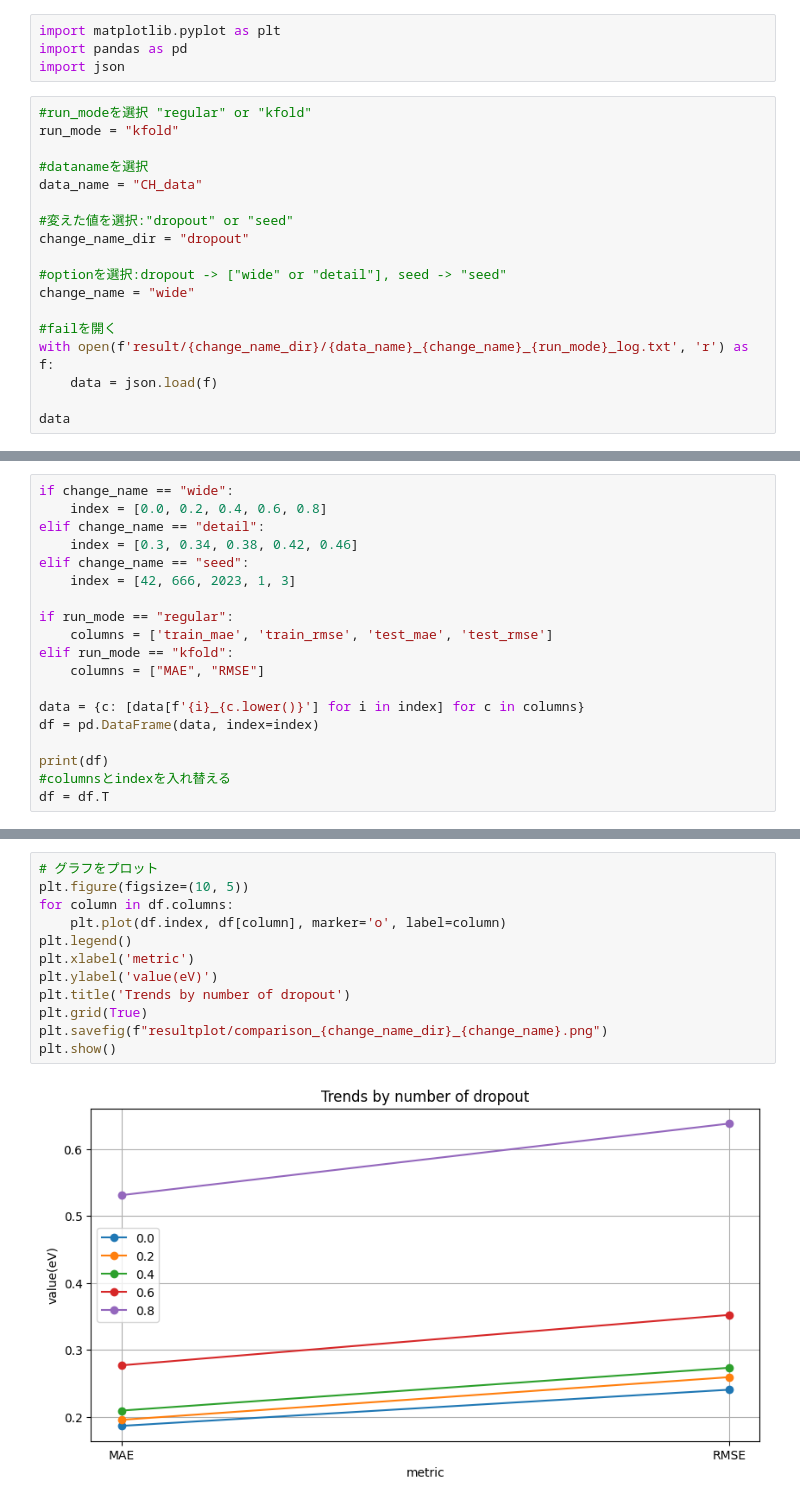
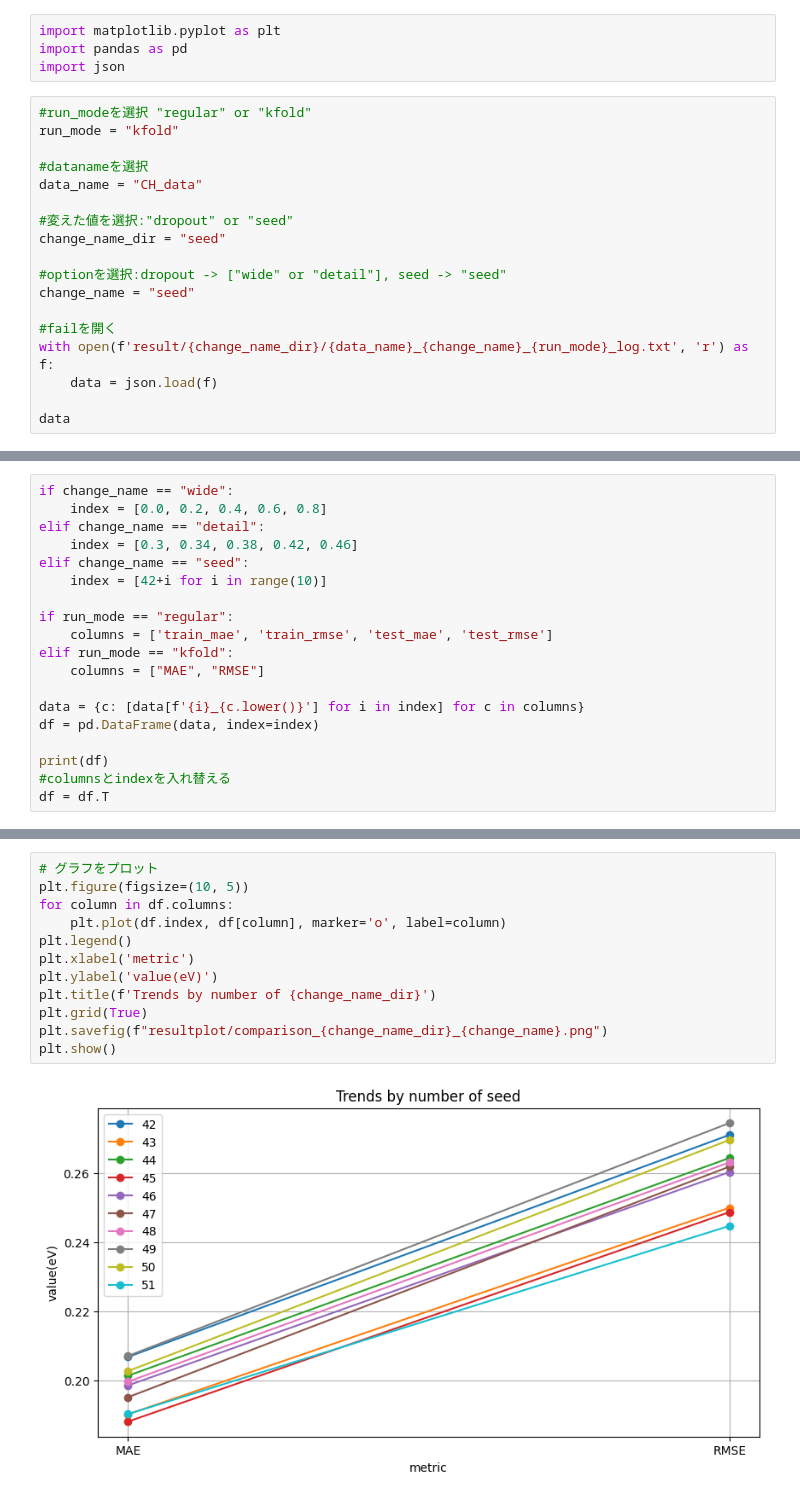
Before and after one commit to nao008/DOSnet_old, a Jupyter notebook: comparison.ipynb, the cells around one changed output, grey strips where cells are left out. Drawn from its saved outputs; the diff is of its cells as text.

```diff
--- a/comparison.ipynb
+++ b/comparison.ipynb
@@ -10,10 +10,10 @@ run_mode = "kfold"
 data_name = "CH_data"
 
 #変えた値を選択:"dropout" or "seed"
-change_name_dir = "dropout"
+change_name_dir = "seed"
 
 #optionを選択:dropout -> ["wide" or "detail"], seed -> "seed"
-change_name = "wide"
+change_name = "seed"
 
 #failを開く
 with open(f'result/{change_name_dir}/{data_name}_{change_name}_{run_mode}_log.txt', 'r') as f:
@@ -37,7 +47,7 @@ if change_name == "wide":
 elif change_name == "detail":
     index = [0.3, 0.34, 0.38, 0.42, 0.46]
 elif change_name == "seed":
-    index = [42, 666, 2023, 1, 3]
+    index = [42+i for i in range(10)]
 
 if run_mode == "regular":
     columns = ['train_mae', 'train_rmse', 'test_mae', 'test_rmse']
@@ -60,14 +75,14 @@ df = df.T
 # %%
 # グラフをプロット
 plt.figure(figsize=(10, 5))
 for column in df.columns:
     plt.plot(df.index, df[column], marker='o', label=column)
 plt.legend()
 plt.xlabel('metric')
 plt.ylabel('value(eV)')
-plt.title('Trends by number of dropout')
+plt.title(f'Trends by number of {change_name_dir}')
 plt.grid(True)
 plt.savefig(f"resultplot/comparison_{change_name_dir}_{change_name}.png")
 plt.show()
 # %% [output]
-[figure, old version]
+[figure, new version]
```
Also changed, not shown: parts of 2 cells of this notebook.
